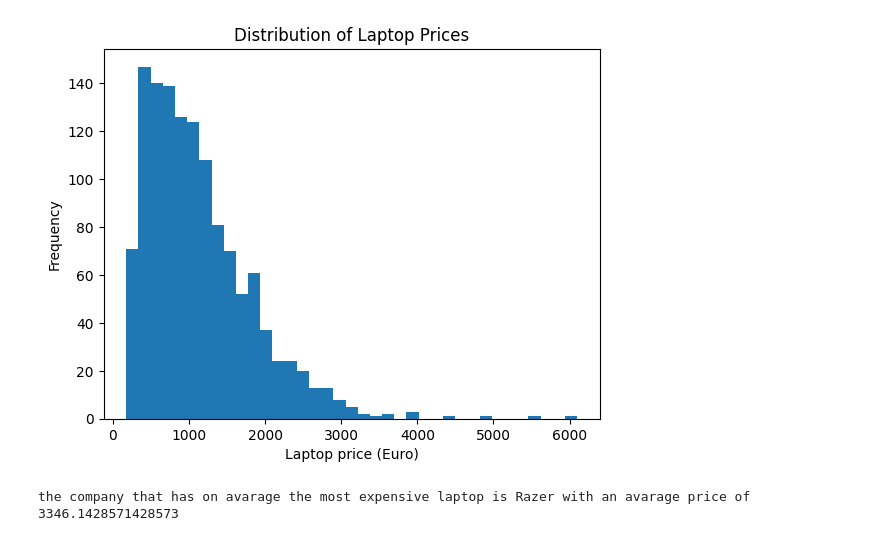
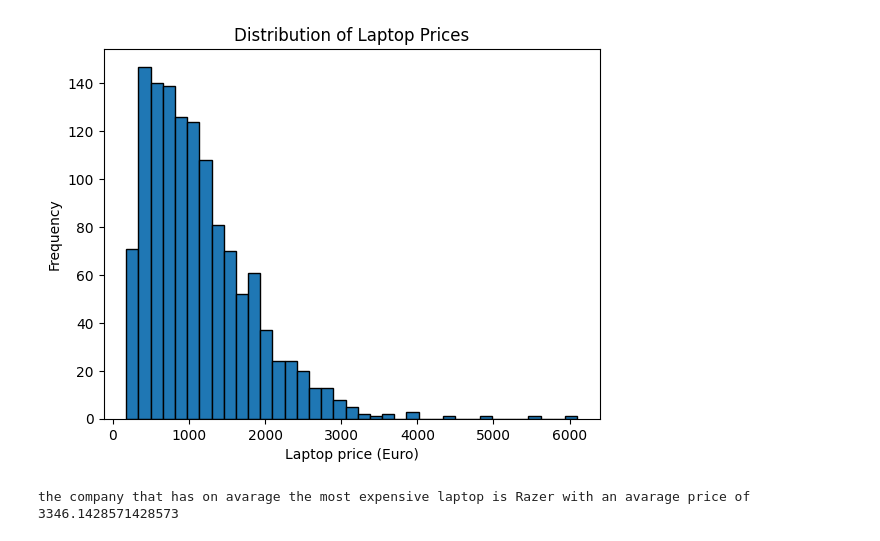
Before and after one commit to yaelhezki/MiniProject1, a Jupyter notebook: MiniProject1_YaelHezkiyahu.ipynb, the cells around one changed output. Drawn from its saved outputs; the diff is of its cells as text; code cells hidden in the pictures.

```diff
--- a/MiniProject1_YaelHezkiyahu.ipynb
+++ b/MiniProject1_YaelHezkiyahu.ipynb
@@ -11,16 +11,16 @@ df = pd.read_csv("laptop_price - dataset.csv")
 # %%
 #1. Plot the price of all the laptops
 #an histogram of distribution of laptop prices
 laptop_prices = df['Price (Euro)']
 
-plt.hist(laptop_prices, bins='auto')
+plt.hist(laptop_prices, bins='auto', edgecolor = "black")
 
 plt.title('Distribution of Laptop Prices')
 plt.xlabel('Laptop price (Euro)')
 plt.ylabel('Frequency')
 plt.show()
 # %% [output]
-[figure, old version]
+[figure, new version]
 # %%
 #2. Which company has on average the most expensive laptop? What is the average laptop price for each company?
 #an histogram of the avarage laptop price for each company
```
Also changed, not shown: parts of 3 cells of this notebook.
